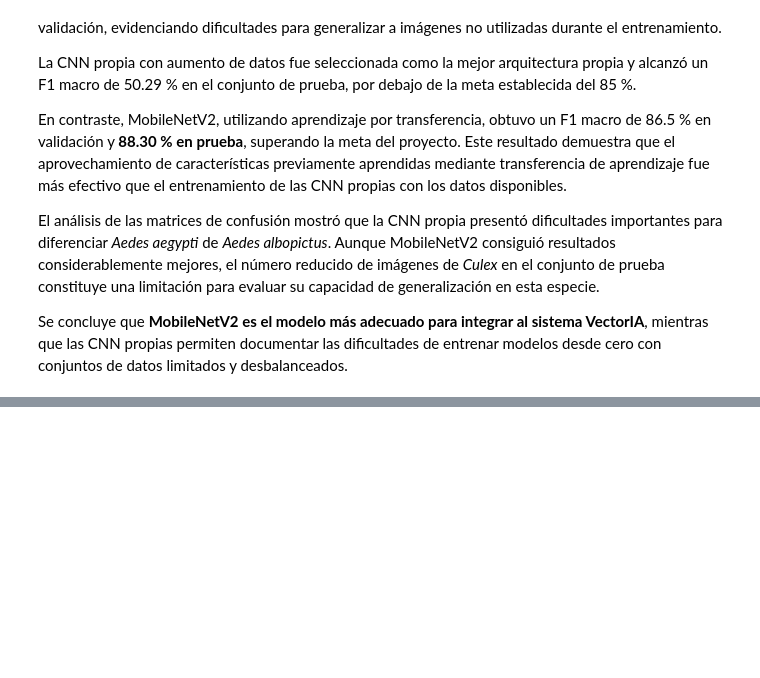
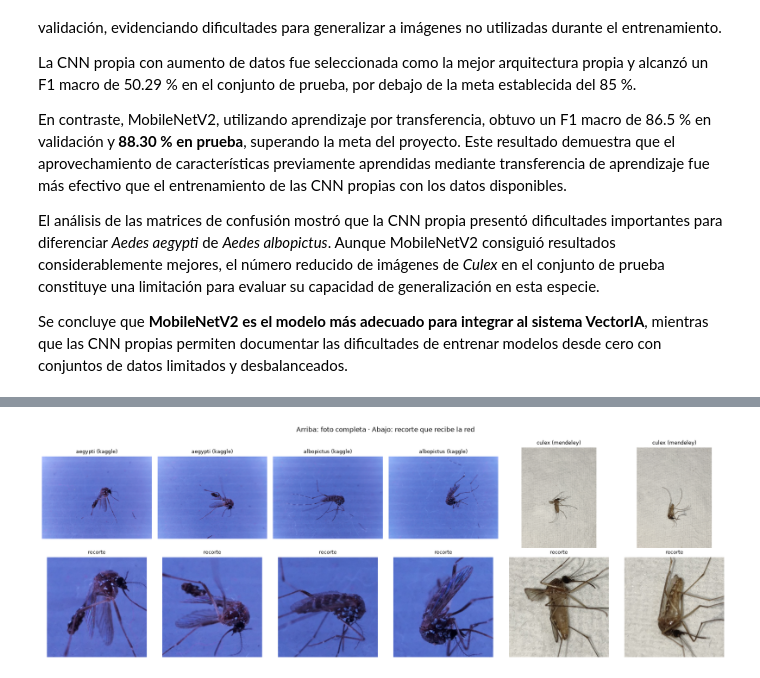
Before and after one commit to GaboSM1507/Proyecto-VectorIA, a Jupyter notebook: notebooks/02_CNN_Mosquitos.ipynb, the cells around one changed output, grey strips where cells are left out. Cells and saved outputs as stored; diff of their text form; code cells hidden in the pictures; blank space fills up the shorter version.

Commit message:
CNN propia con recorte (88.00 %), limitación del fondo y revisión final de README, informe y requisitos

```diff
--- a/notebooks/02_CNN_Mosquitos.ipynb
+++ b/notebooks/02_CNN_Mosquitos.ipynb
@@ -721,0 +865,17 @@ Se concluye que **MobileNetV2 es el modelo más adecuado para integrar al sistem
+# %%
+# Antes y después: dos fotos de cada especie #
+ejemplos = list(todas_x.groupby('clase').head(2).index)[:6]
+fig, ejes = plt.subplots(2, len(ejemplos), figsize=(3 * len(ejemplos), 6.2))
+for columna, k in enumerate(ejemplos):
+    original, recorte = todas_x.iloc[k], todas_r.iloc[k]
+    ejes[0, columna].imshow(Image.open(original['ruta']))
+    ejes[0, columna].set_title(f"{original['clase']} ({original['fuente']})", fontsize=9)
+    ejes[1, columna].imshow(Image.open(recorte['ruta']))
+    ejes[1, columna].set_title('recorte', fontsize=9)
+for eje in ejes.ravel():
+    eje.axis('off')
+plt.suptitle('Arriba: foto completa · Abajo: recorte que recibe la red')
+plt.tight_layout()
+plt.show()
+# %% [output]
+[figure, added]
```
Also changed, not shown: parts of 14 cells of this notebook, 7 other files.
